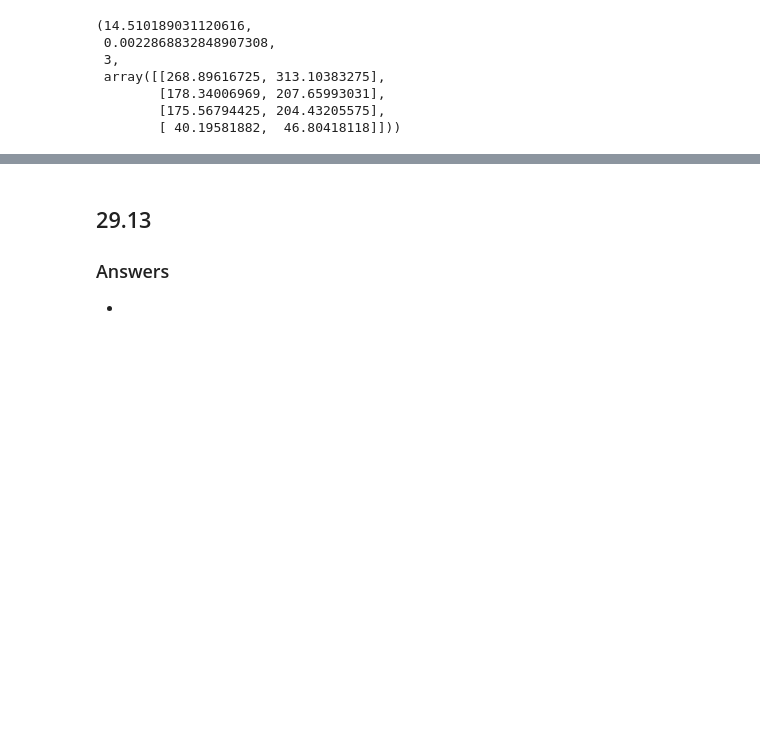
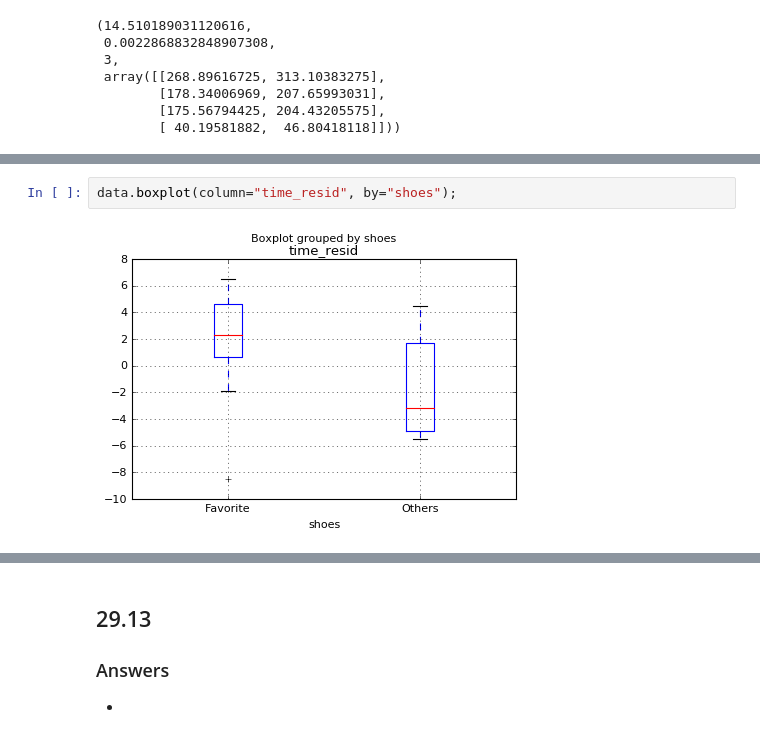
Before and after one commit to rickhaffey/stats-dvb, a Jupyter notebook: exercises/Chapter 29 - Exercises.ipynb, the cells around one changed output, grey strips where cells are left out. Saved outputs shown, nothing was run; the diff lists cells and outputs as text; blank space fills up the shorter version.

```diff
--- a/exercises/Chapter 29 - Exercises.ipynb
+++ b/exercises/Chapter 29 - Exercises.ipynb
@@ -80,0 +142,4 @@ stats.chi2_contingency(arr)
+# %%
+data.boxplot(column="time_resid", by="shoes");
+# %% [output]
+[figure, added]
```
Also changed, not shown: parts of 11 cells of this notebook.
